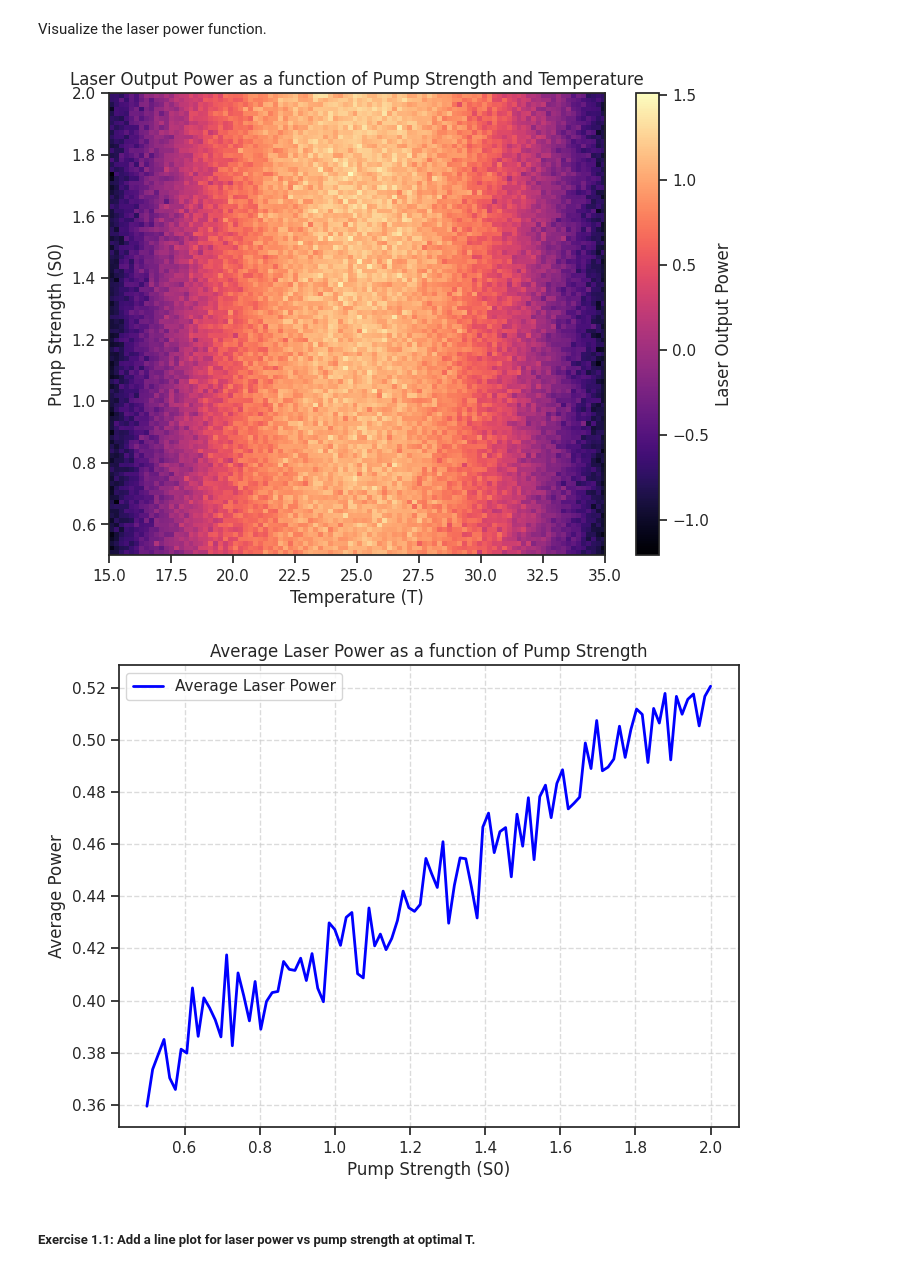
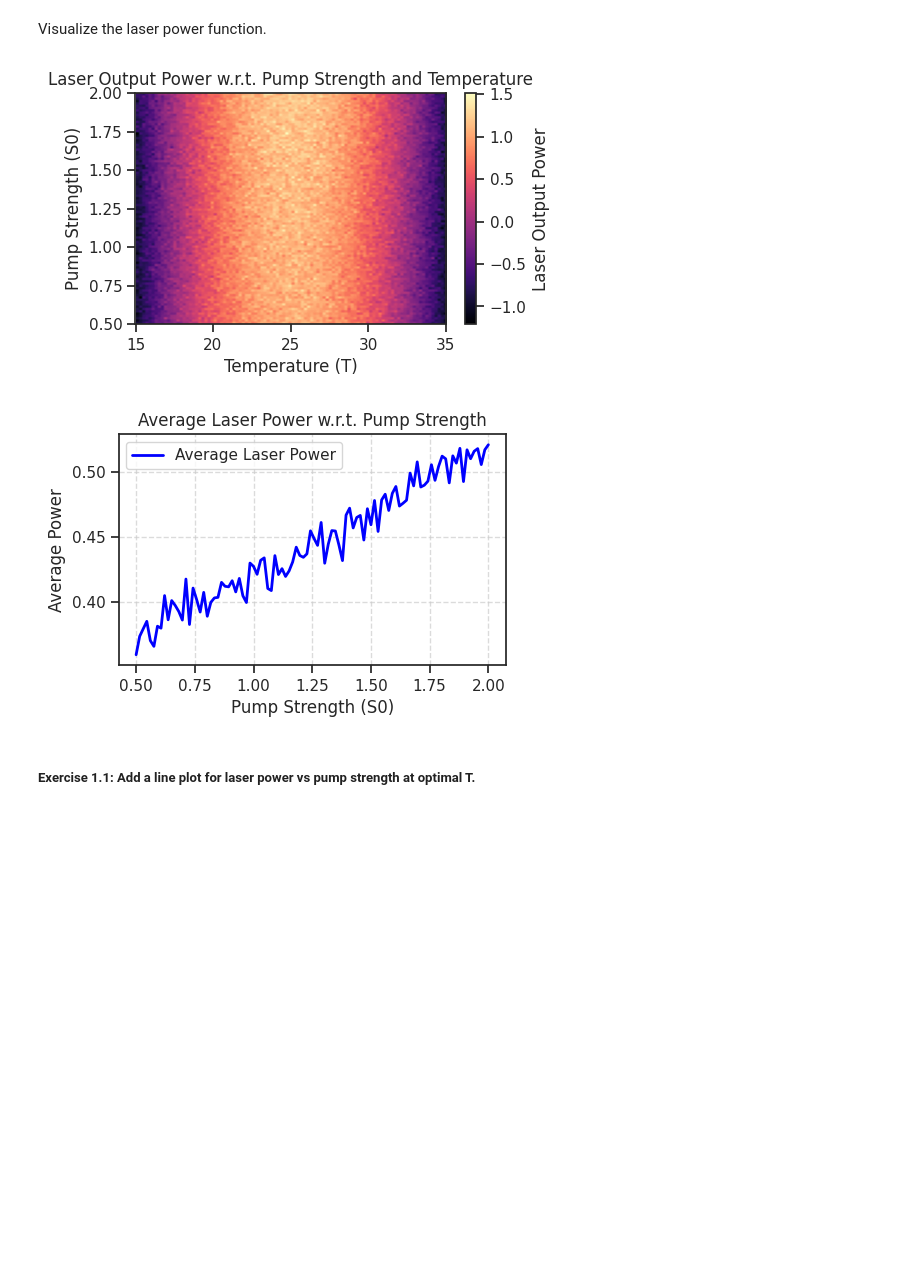
Before and after one commit to ritzann/2024-thrill-school-gp-bo, a Jupyter notebook: my_notebooks/3-BO-Lasers_Applications.ipynb, the cells around one changed output. Drawn from its saved outputs; the diff is of its cells as text; code cells hidden in the pictures; blank space fills up the shorter version.

```diff
--- a/my_notebooks/3-BO-Lasers_Applications.ipynb
+++ b/my_notebooks/3-BO-Lasers_Applications.ipynb
@@ -97,39 +97,39 @@ Visualize the laser power function.
 S0_values = np.linspace(0.5, 2.0, 100)  # Pump strength range
 T_values = np.linspace(15, 35, 100)      # Temperature range
 
 # Initialize a 2D array to store the power values
 power_values = np.zeros((len(S0_values), len(T_values)))
 
 # Simulate power for each combination of S_0 and T
 for i, S0 in enumerate(S0_values):
     for j, T in enumerate(T_values):
         power_values[i, j] = laser_power(S0, T)
 
 # Plot the heatmap of power as a function of S_0 and T
-plt.figure(figsize=(8, 6))
+plt.figure(figsize=(5, 3))
 plt.imshow(power_values, extent=[T_values.min(), T_values.max(),
                                  S0_values.min(), S0_values.max()],
            origin='lower', aspect='auto', cmap='magma')
 plt.colorbar(label='Laser Output Power')
 plt.xlabel('Temperature (T)')
 plt.ylabel('Pump Strength (S0)')
-plt.title('Laser Output Power as a function of Pump Strength and Temperature')
+plt.title('Laser Output Power w.r.t. Pump Strength and Temperature')
 plt.show()
 
 # Now, let's plot the average intensity of laser power as a line plot
 average_power = np.mean(power_values, axis=1)  # Average across temperature values
 
-plt.figure(figsize=(8, 6))
+plt.figure(figsize=(5, 3))
 plt.plot(S0_values, average_power, 'b-', lw=2, label='Average Laser Power')
 plt.xlabel('Pump Strength (S0)')
 plt.ylabel('Average Power')
-plt.title('Average Laser Power as a function of Pump Strength')
+plt.title('Average Laser Power w.r.t. Pump Strength')
 plt.grid(True, linestyle='--', alpha=0.7)
 plt.legend(loc='upper left')
 plt.show()
 # %% [output]
-[figure, old version]
+[figure, new version]
-[figure, old version]
+[figure, new version]
 # %% [markdown]
 ##### Exercise 1.1: Add a line plot for laser power vs pump strength at optimal T.
 # %%
```
Also changed, not shown: parts of 11 cells of this notebook.
